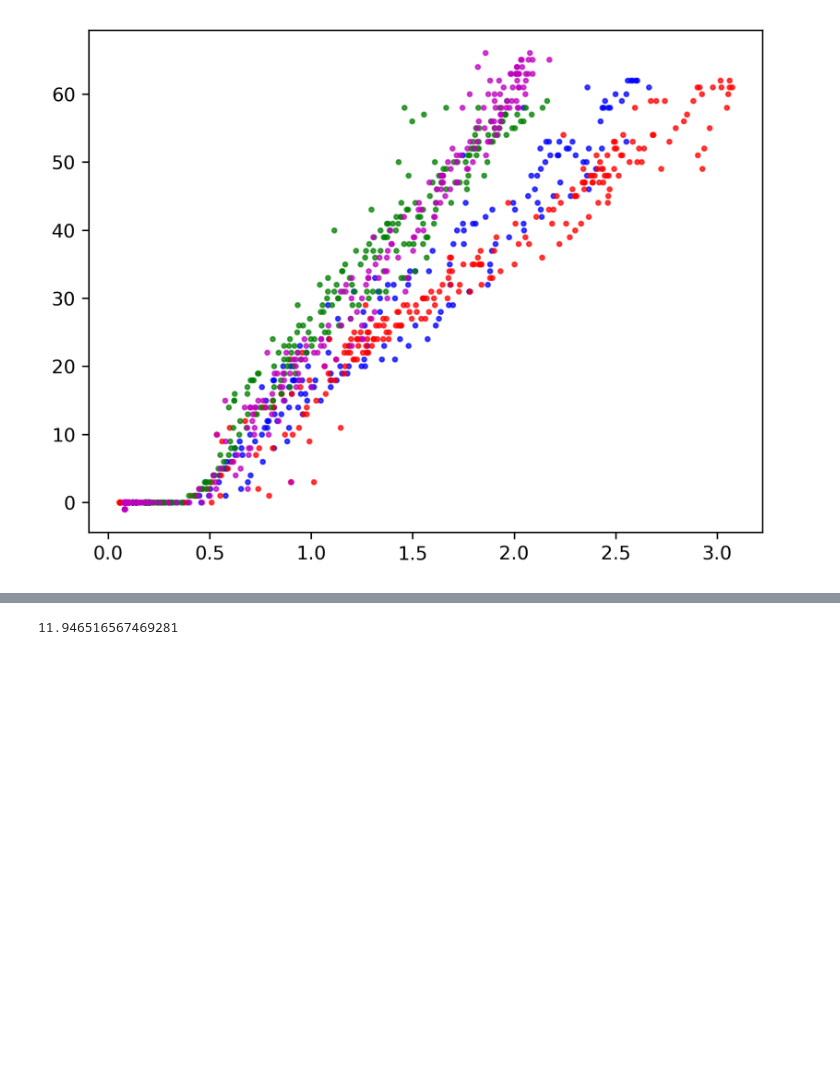
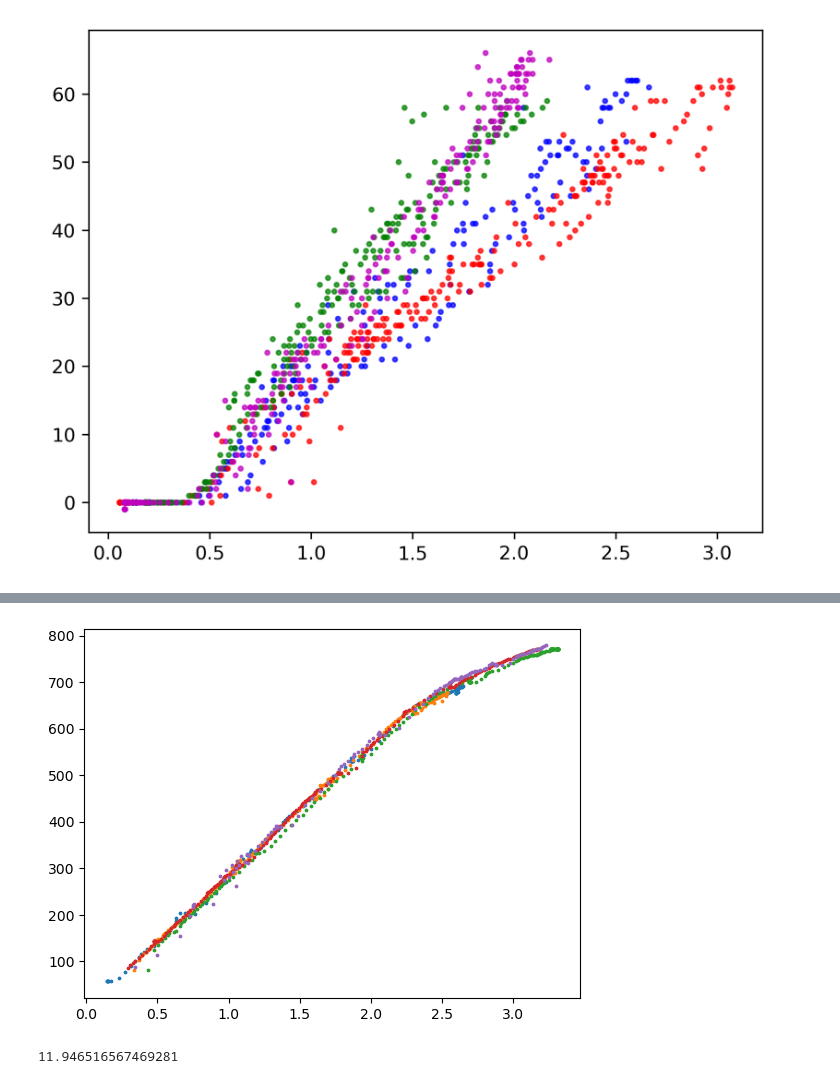
Before and after one commit to liuyiqiandrew/flexure_exp_proj, a Jupyter notebook: analysis/analysis_dev.ipynb, the cells around one changed output, grey strips where cells are left out. Cells and saved outputs as stored; diff of their text form; code cells hidden in the pictures; blank space fills up the shorter version.

```diff
--- a/analysis/analysis.ipynb
+++ b/analysis/analysis_dev.ipynb
@@ -508,3 +552,37 @@ plt.scatter(x_raw, f_raw, s=3)
+# %%
+x_total = []
+f_total = []
+for i in range(5):
+    displacement_data = np.load(f'../data/buckling/cryo/x_f_8in_332_{i+1}.npz')
+    x = displacement_data['displacement']
+    # x_total.append(x)
+    f = displacement_data['force']
+    mask = -f > 20
+    x = x[mask]
+    f = -f[mask]
+    # f_total.append(f * -1)
+    fit_msk = (f > 120) * (f < 400)
+    # plt.scatter(x, f, s=3)
+    res = stt.linregress(x[fit_msk], f[fit_msk])
+    # plt.plot(x, res.slope * x) # res.intercept)
+    # print(res.intercept)
+    # f -= res.intercept
+    plt.scatter(x, f - res.intercept, s=3)
+# f_raw = np.concatenate(f_total)
+# x_raw = np.concatenate(x_total)
+# x_raw -= x_raw.min()
+# msk = (f_raw < 350) * (f_raw > 150)
+# reg_res = stt.linregress(x=x_raw[msk], y=f_raw[msk])
+# # plt.plot(pltx, pltx * reg_res.slope + reg_res.intercept, ls='--', c='k')
+
+# # x_ls.append(x[msk])
+# # f_ls.append(f[msk])
+# # plt.scatter(x_raw, f_raw, s=3)
+# plt.plot(x_raw, x_raw * reg_res.slope + reg_res.intercept, c='k', ls='--')
+
+# plt.scatter(x_raw, f_raw, s=3)
+# %% [output]
+[figure, added]
 # %%
 (reg_res.slope / 25)**0.5 / 2 / np.pi
 # %% [output]
```
Also changed, not shown: parts of 2 cells of this notebook, 27 other files.
